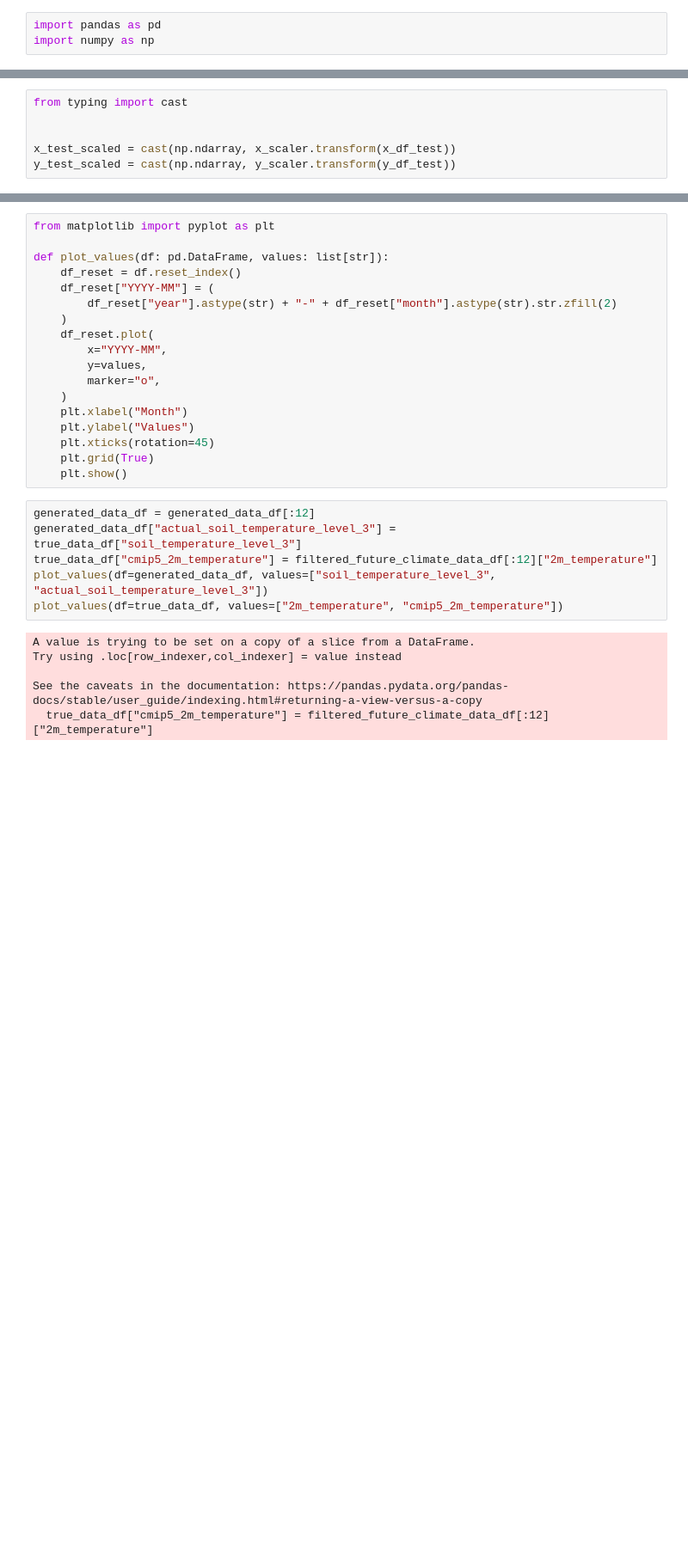
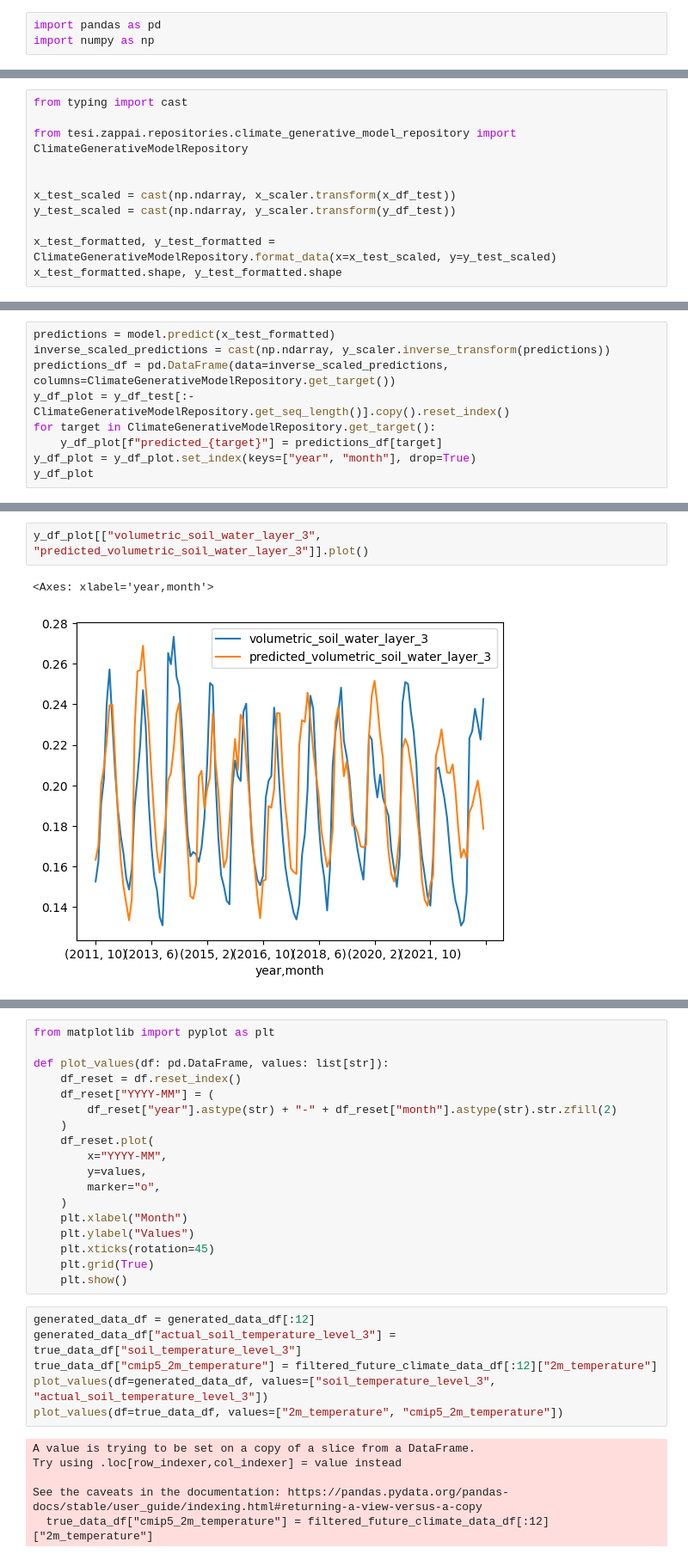
Before and after one commit to PeppeOsmio/tesi, a Jupyter notebook: test_model.ipynb, the cells around one changed output, grey strips where cells are left out. Shown at 86% size. Saved outputs shown, nothing was run; the diff lists cells and outputs as text; blank space fills up the shorter version.

```diff
--- a/test_model.ipynb
+++ b/test_model.ipynb
@@ -86,6 +120,11 @@ Epoch 50/50
 # %%
 from typing import cast
+
+from tesi.zappai.repositories.climate_generative_model_repository import ClimateGenerativeModelRepository
 
 
 x_test_scaled = cast(np.ndarray, x_scaler.transform(x_df_test))
 y_test_scaled = cast(np.ndarray, y_scaler.transform(y_df_test))
+
+x_test_formatted, y_test_formatted = ClimateGenerativeModelRepository.format_data(x=x_test_scaled, y=y_test_scaled)
+x_test_formatted.shape, y_test_formatted.shape
@@ -93,0 +133,9 @@ SEQ_LENGTH = 12
+# %%
+predictions = model.predict(x_test_formatted)
+inverse_scaled_predictions = cast(np.ndarray, y_scaler.inverse_transform(predictions))
+predictions_df = pd.DataFrame(data=inverse_scaled_predictions, columns=ClimateGenerativeModelRepository.get_target())
+y_df_plot = y_df_test[:-ClimateGenerativeModelRepository.get_seq_length()].copy().reset_index()
+for target in ClimateGenerativeModelRepository.get_target():
+    y_df_plot[f"predicted_{target}"] = predictions_df[target]
+y_df_plot = y_df_plot.set_index(keys=["year", "month"], drop=True)
+y_df_plot
@@ -93,0 +158,5 @@ SEQ_LENGTH = 12
+# %%
+y_df_plot[["volumetric_soil_water_layer_3", "predicted_volumetric_soil_water_layer_3"]].plot()
+# %% [output]
+<Axes: xlabel='year,month'>
+[figure, added]
```
Also changed, not shown: parts of 10 cells of this notebook, 4 other files.
